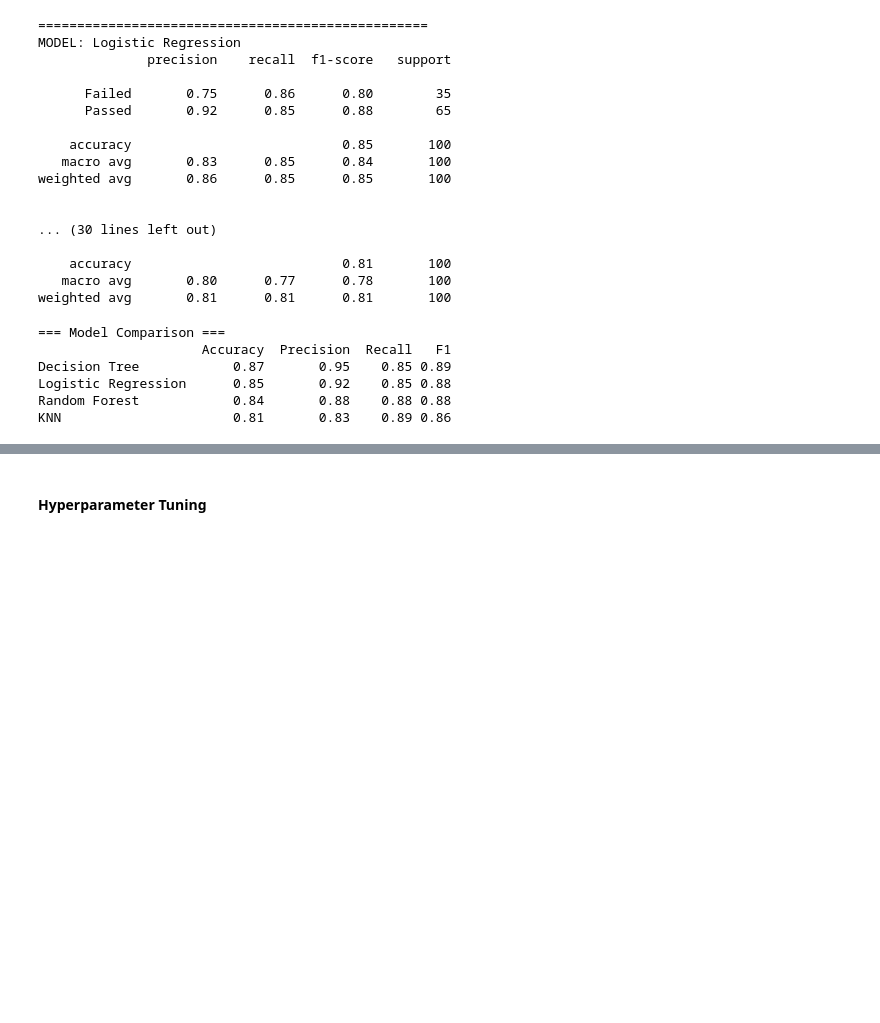
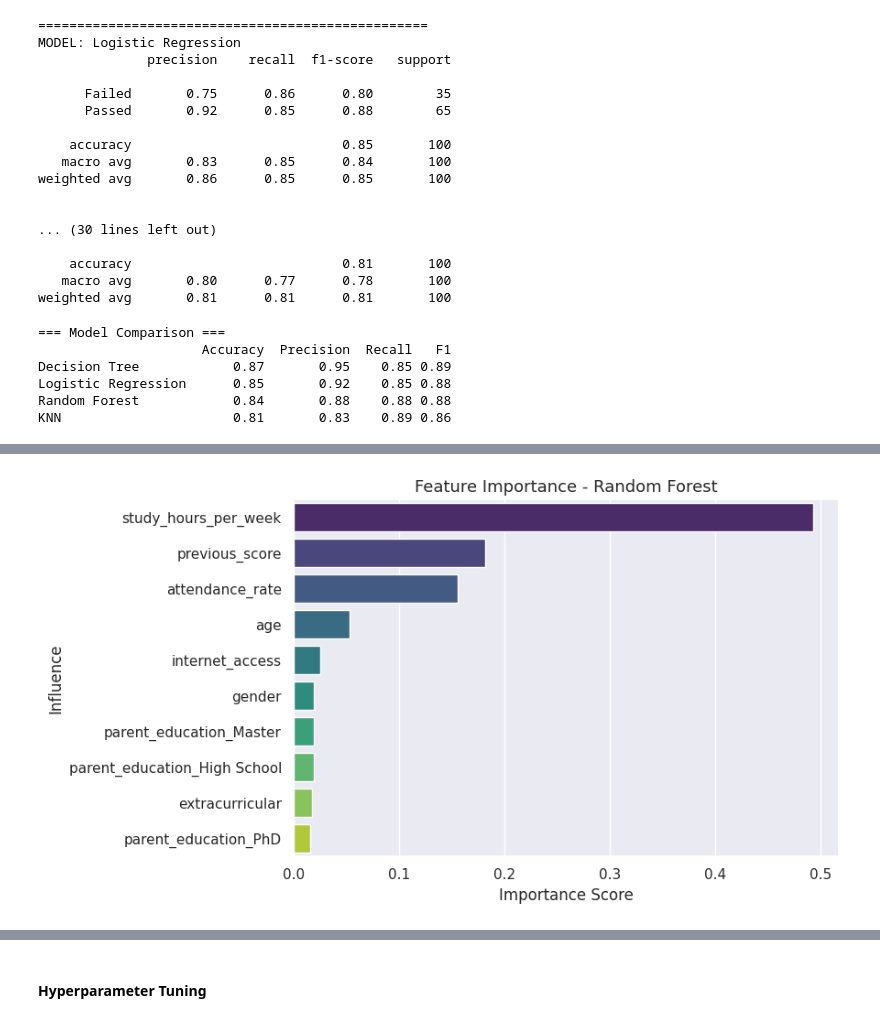
Before and after one commit to raymakoko/Student_Performance_Analyzer, a Jupyter notebook: notebooks/cleaningdata.ipynb, the cells around one changed output, grey strips where cells are left out. Cells and saved outputs as stored; diff of their text form; code cells hidden in the pictures; blank space fills up the shorter version.

```diff
--- a/notebooks/cleaningdata.ipynb
+++ b/notebooks/cleaningdata.ipynb
@@ -342,29 +389,25 @@ plt.show()
 # %% [markdown]
 #### Data Preprocessing
 # %%
-#Prepare data for modelling
+# Prepare data for modelling
 df_model = df.copy()
 
 # Label encode binary categorical features
 # gender: Male = 1 , Female 0
 # internet_access / extracurricular: Yes = 1, No = 0
 
-binary_cols = ['gender', 'internet_access', 'extracurricular']
+binary_cols = ["gender", "internet_access", "extracurricular"]
 le = LabelEncoder()
 
 for col in binary_cols:
     df_model[col] = le.fit_transform(df_model[col])
     print(f"'{col}' encoded. Classes: {le.classes_}")
 
-#One-Hot Encode multi-class categorical
-#parent_education has 4 categories - create 4 dummy columns
-#drop_first=True drops one column to avoid the dummy variable trap.
+# One-Hot Encode multi-class categorical
+# parent_education has 4 categories - create 4 dummy columns
+# drop_first=True drops one column to avoid the dummy variable trap.
 
-df_model = pd.get_dummies(
-    df_model,
-    columns=['parent_education'],
-    drop_first=True
-)
+df_model = pd.get_dummies(df_model, columns=["parent_education"], drop_first=True)
 print(f"\nColumns after encoding: {df_model.shape[1]}")
 print(df_model.head(2))
 # %% [output]
@@ -487,0 +593,16 @@ KNN                      0.81       0.83    0.89 0.86
+# %%
+# FEATRUES IMPORTANCE (Random Forest)
+rf_model = models["Random Forest"]
+feat_imp = pd.Series(rf_model.feature_importances_, index=X.columns).sort_values(
+    ascending=False
+)
+
+plt.figure(figsize=(9,5))
+sns.barplot(x=feat_imp.values, y=feat_imp.index, palette="viridis")
+plt.title("Feature Importance - Random Forest", fontsize=13)
+plt.xlabel("Importance Score")
+plt.ylabel("Influence")
+plt.tight_layout()
+plt.show()
+# %% [output]
+[figure, added]
```
Also changed, not shown: parts of 19 cells of this notebook.
